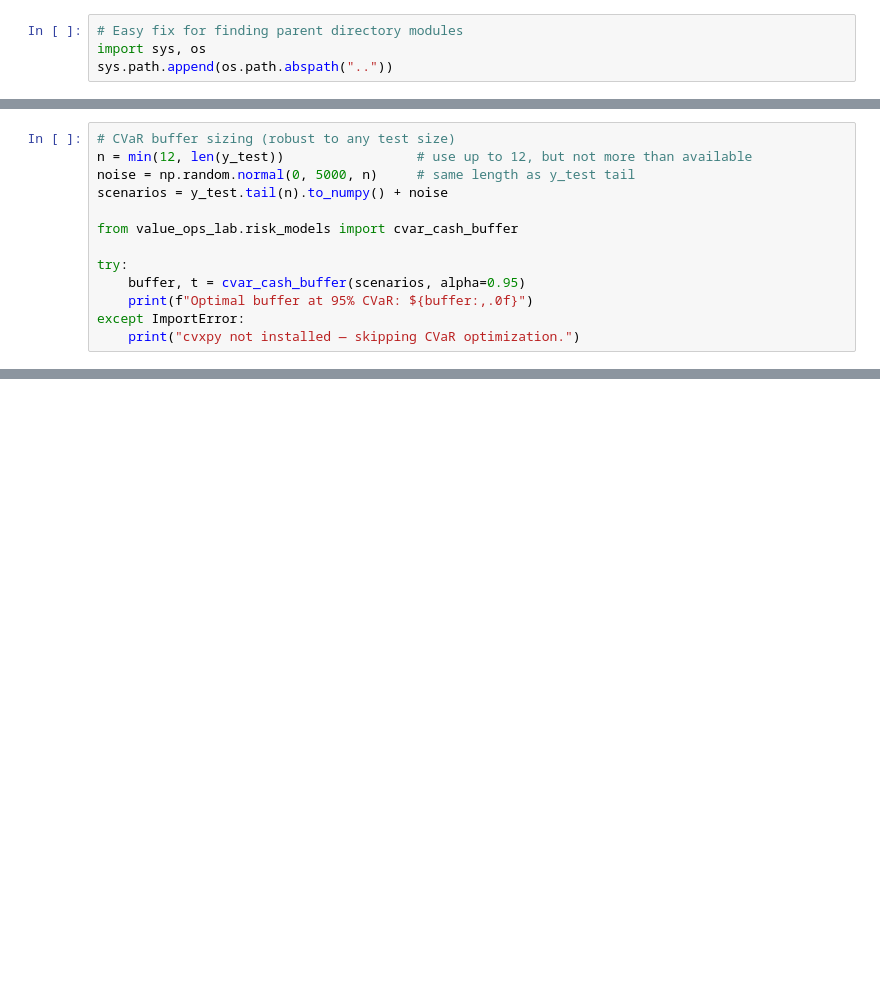
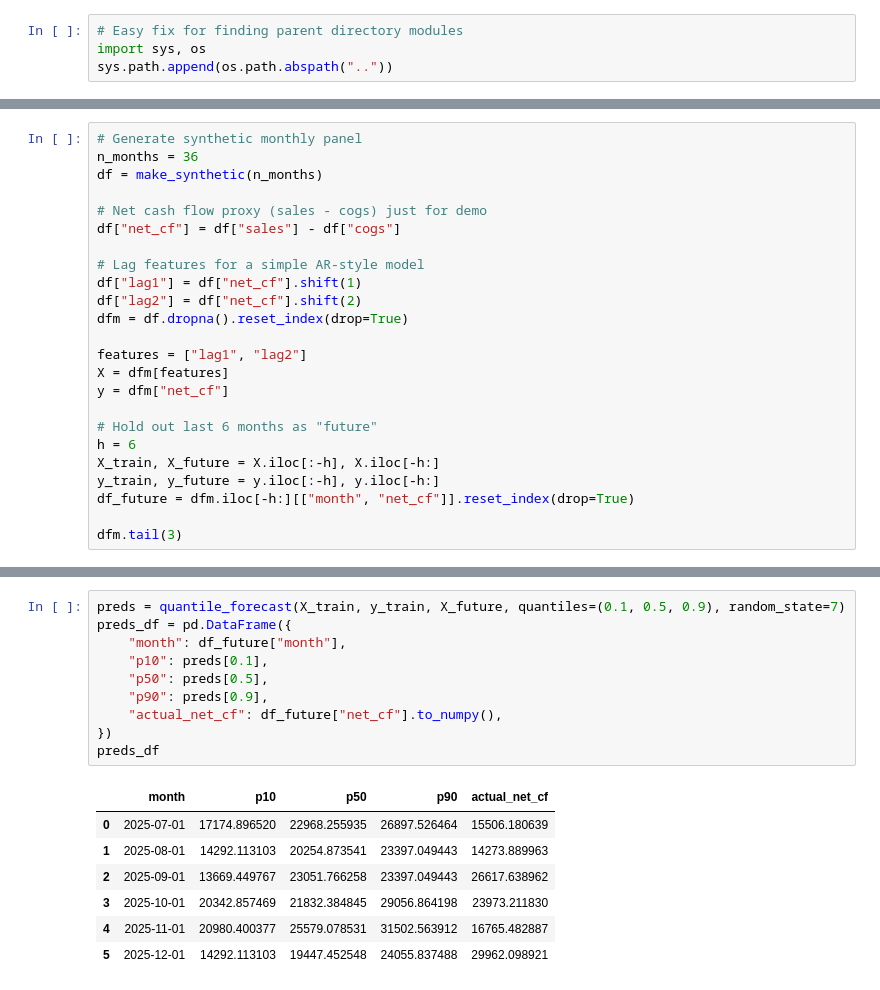
Before and after one commit to Alejandro-HerraizSen/value-ops-lab, a Jupyter notebook: notebooks/02_forecast_cashflow_cvar.ipynb, the cells around one changed output, grey strips where cells are left out. Saved outputs shown, nothing was run; the diff lists cells and outputs as text; blank space fills up the shorter version.

```diff
--- a/notebooks/02_forecast_cashflow_cvar.ipynb
+++ b/notebooks/02_forecast_cashflow_cvar.ipynb
@@ -43,14 +25,25 @@ preds
 # %%
-# CVaR buffer sizing (robust to any test size)
-n = min(12, len(y_test))                 # use up to 12, but not more than available
-noise = np.random.normal(0, 5000, n)     # same length as y_test tail
-scenarios = y_test.tail(n).to_numpy() + noise
+# Generate synthetic monthly panel
+n_months = 36
+df = make_synthetic(n_months)
 
-from value_ops_lab.risk_models import cvar_cash_buffer
+# Net cash flow proxy (sales - cogs) just for demo
+df["net_cf"] = df["sales"] - df["cogs"]
 
-try:
-    buffer, t = cvar_cash_buffer(scenarios, alpha=0.95)
-    print(f"Optimal buffer at 95% CVaR: ${buffer:,.0f}")
-except ImportError:
-    print("cvxpy not installed — skipping CVaR optimization.")
+# Lag features for a simple AR-style model
+df["lag1"] = df["net_cf"].shift(1)
+df["lag2"] = df["net_cf"].shift(2)
+dfm = df.dropna().reset_index(drop=True)
+
+features = ["lag1", "lag2"]
+X = dfm[features]
+y = dfm["net_cf"]
+
+# Hold out last 6 months as "future"
+h = 6
+X_train, X_future = X.iloc[:-h], X.iloc[-h:]
+y_train, y_future = y.iloc[:-h], y.iloc[-h:]
+df_future = dfm.iloc[-h:][["month", "net_cf"]].reset_index(drop=True)
+
+dfm.tail(3)
 # %% [output]
@@ -57,0 +54,18 @@ ValueError: operands could not be broadcast together with shapes (7,) (12,)
+# %%
+preds = quantile_forecast(X_train, y_train, X_future, quantiles=(0.1, 0.5, 0.9), random_state=7)
+preds_df = pd.DataFrame({
+    "month": df_future["month"],
+    "p10": preds[0.1],
+    "p50": preds[0.5],
+    "p90": preds[0.9],
+    "actual_net_cf": df_future["net_cf"].to_numpy(),
+})
+preds_df
+# %% [output]
+|  | month | p10 | p50 | p90 | actual_net_cf |
+| 0 | 2025-07-01 | 17174.896520 | 22968.255935 | 26897.526464 | 15506.180639 |
+| 1 | 2025-08-01 | 14292.113103 | 20254.873541 | 23397.049443 | 14273.889963 |
+| 2 | 2025-09-01 | 13669.449767 | 23051.766258 | 23397.049443 | 26617.638962 |
+| 3 | 2025-10-01 | 20342.857469 | 21832.384845 | 29056.864198 | 23973.211830 |
+| 4 | 2025-11-01 | 20980.400377 | 25579.078531 | 31502.563912 | 16765.482887 |
+| 5 | 2025-12-01 | 14292.113103 | 19447.452548 | 24055.837488 | 29962.098921 |
```
Also changed, not shown: parts of 12 cells of this notebook, 2 other files.
